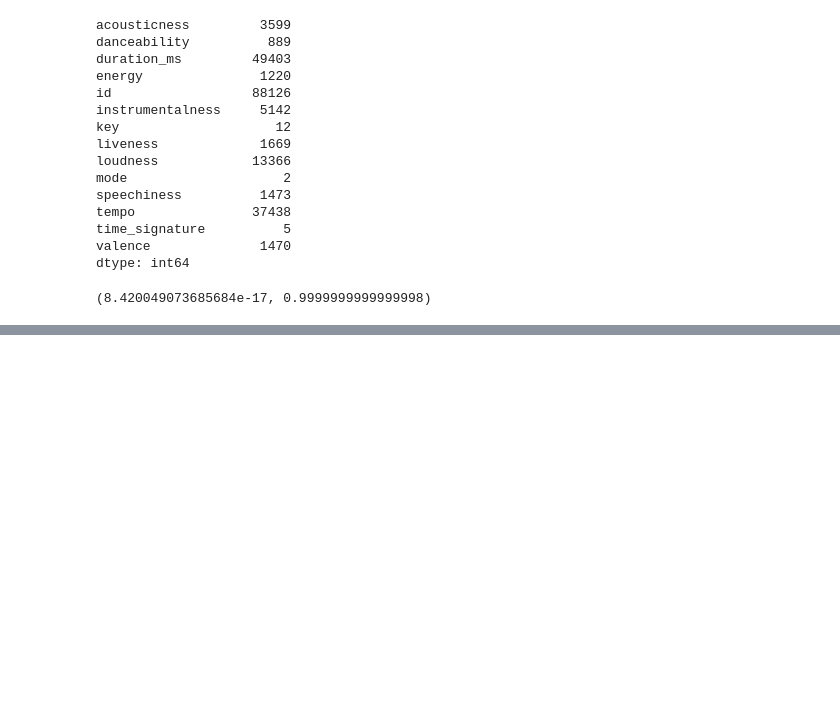
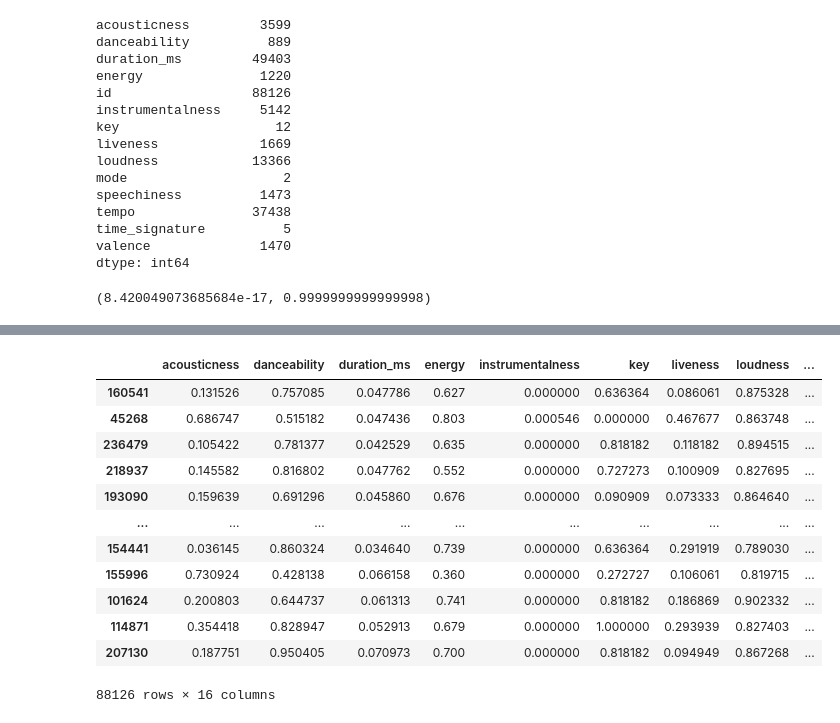
Before and after one commit to joejode/music-market-finder, a Jupyter notebook: PCA and Clustering.ipynb, the cells around one changed output, grey strips where cells are left out. Drawn from its saved outputs; the diff is of its cells as text; code cells hidden in the pictures; blank space fills up the shorter version.

```diff
--- a/PCA and Clustering.ipynb
+++ b/PCA and Clustering.ipynb
@@ -81,0 +121,22 @@ hc = AgglomerativeClustering(n_clusters = 5, affinity = 'euclidean', linkage ='w
+# %%
+scaled_df = music_features[feature_list].copy()
+scaler = MinMaxScaler()
+scaled_values = scaler.fit_transform(scaled_df)
+scaled_df.loc[:,:] = scaled_values
+scaled_df['AC Cluster 4'] = music_features['AC Cluster 4']
+#scaled_df['AC Cluster 6'] = music_features['AC Cluster 6']
+scaled_df
+# %% [output]
+|  | acousticness | danceability | duration_ms | energy | instrumentalness | key | liveness | loudness | ... |
+| 160541 | 0.131526 | 0.757085 | 0.047786 | 0.627 | 0.000000 | 0.636364 | 0.086061 | 0.875328 | ... |
+| 45268 | 0.686747 | 0.515182 | 0.047436 | 0.803 | 0.000546 | 0.000000 | 0.467677 | 0.863748 | ... |
+| 236479 | 0.105422 | 0.781377 | 0.042529 | 0.635 | 0.000000 | 0.818182 | 0.118182 | 0.894515 | ... |
+| 218937 | 0.145582 | 0.816802 | 0.047762 | 0.552 | 0.000000 | 0.727273 | 0.100909 | 0.827695 | ... |
+| 193090 | 0.159639 | 0.691296 | 0.045860 | 0.676 | 0.000000 | 0.090909 | 0.073333 | 0.864640 | ... |
+| ... | ... | ... | ... | ... | ... | ... | ... | ... | ... |
+| 154441 | 0.036145 | 0.860324 | 0.034640 | 0.739 | 0.000000 | 0.636364 | 0.291919 | 0.789030 | ... |
+| 155996 | 0.730924 | 0.428138 | 0.066158 | 0.360 | 0.000000 | 0.272727 | 0.106061 | 0.819715 | ... |
+| 101624 | 0.200803 | 0.644737 | 0.061313 | 0.741 | 0.000000 | 0.818182 | 0.186869 | 0.902332 | ... |
+| 114871 | 0.354418 | 0.828947 | 0.052913 | 0.679 | 0.000000 | 1.000000 | 0.293939 | 0.827403 | ... |
+| 207130 | 0.187751 | 0.950405 | 0.070973 | 0.700 | 0.000000 | 0.818182 | 0.094949 | 0.867268 | ... |
+88126 rows × 16 columns
```
Also changed, not shown: parts of 11 cells of this notebook.
